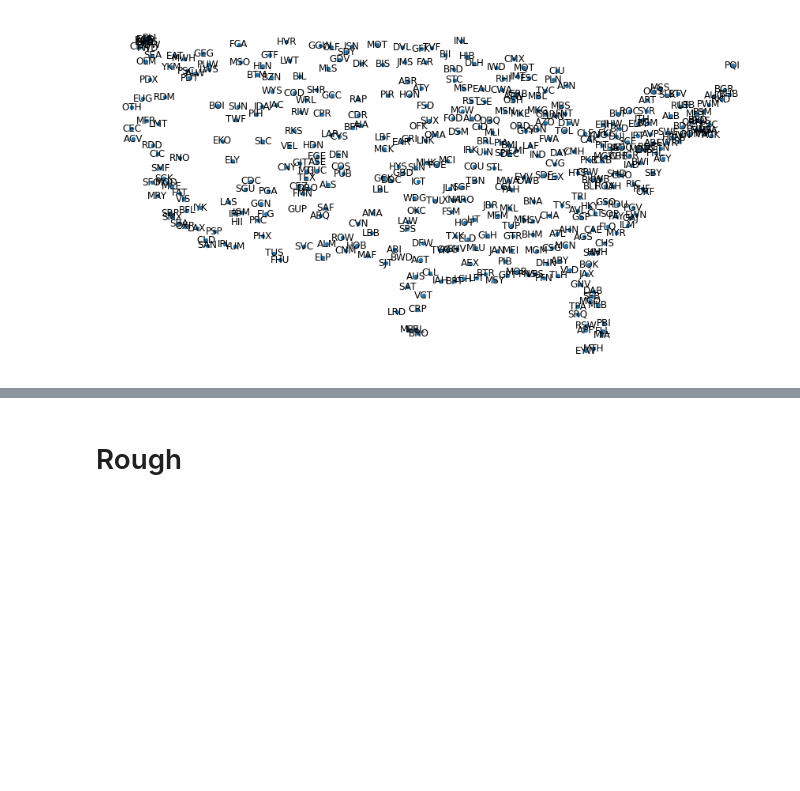
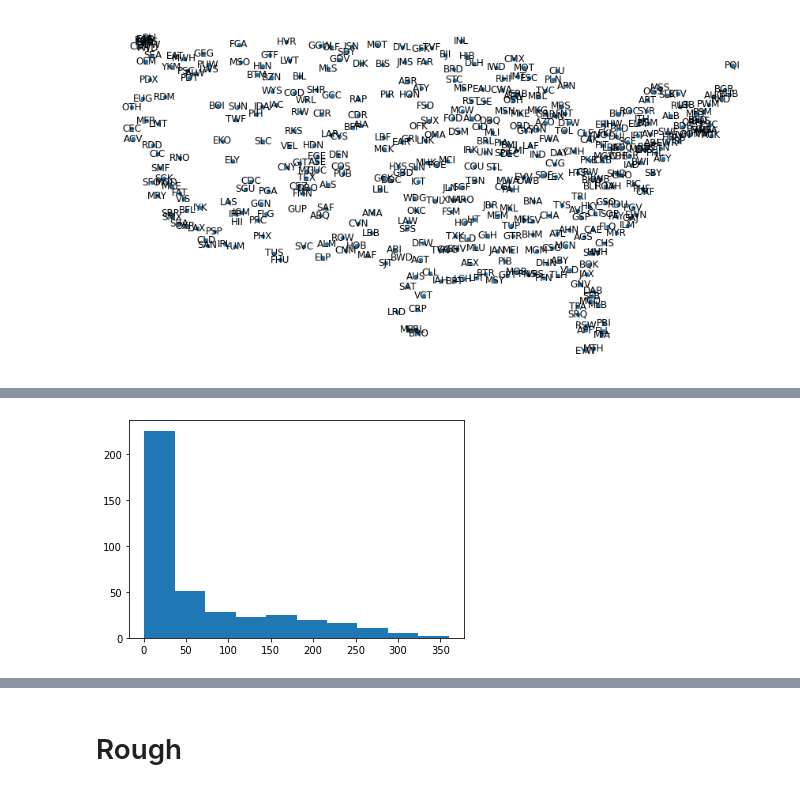
Before and after one commit to mohity5/Practice_NetworkAnalysis_Airports, a Jupyter notebook: Networks_Basics.ipynb, the cells around one changed output, grey strips where cells are left out. Saved outputs shown, nothing was run; the diff lists cells and outputs as text; code cells hidden in the pictures; blank space fills up the shorter version.

```diff
--- a/Networks_Basics.ipynb
+++ b/Networks_Basics.ipynb
@@ -202,0 +241,5 @@ nx.number_strongly_connected_components(A)
+# %%
+plt.hist(deg_c)
+plt.show()
+# %% [output]
+[figure, added]
```
Also changed, not shown: parts of 15 cells of this notebook.
